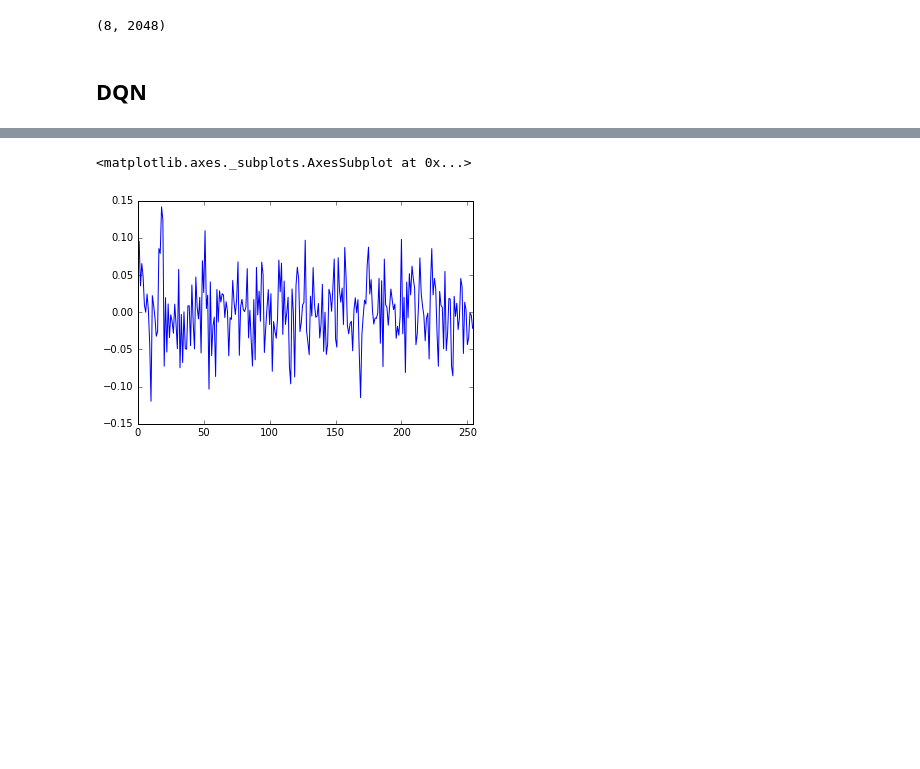
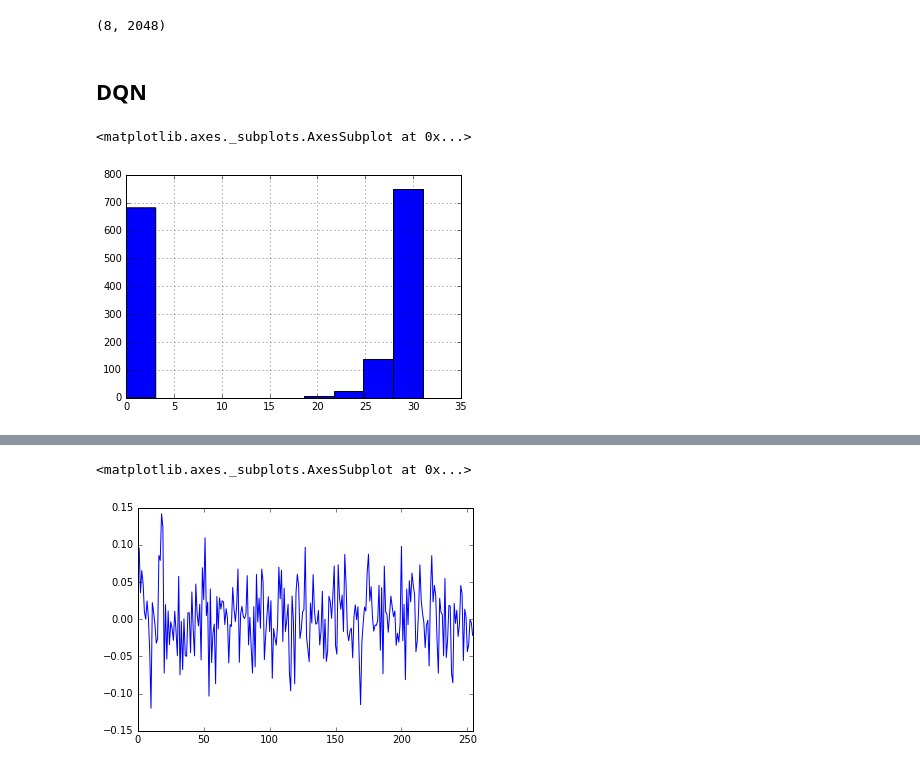
Before and after one commit to PeerM/neslearn_bachelor, a Jupyter notebook: hsa/notebooks/check_replay_memory.ipynb, the cells around one changed output, grey strips where cells are left out. Drawn from its saved outputs; the diff is of its cells as text; code cells hidden in the pictures; blank space fills up the shorter version.

```diff
--- a/hsa/notebooks/check_replay_memory.ipynb
+++ b/hsa/notebooks/check_replay_memory.ipynb
@@ -62,6 +64,11 @@ prediction = dqn.predict(np.array(
 # %%
 rands = np.random.uniform(120, 3000, (200, 8)).astype(dtype=np.int32)
 large_prediction = np.concatenate([dqn.predict(np.array([rams.values[i] for i in batch_indexes])) for batch_indexes in rands])
+# %%
+pandas.Series([prediction.argmax() for prediction in large_prediction]).hist()
+# %% [output]
+<matplotlib.axes._subplots.AxesSubplot at 0x...>
+[figure, added]
 # %%
 pandas.Series([prediction.argmax() for prediction in large_prediction]).hist()
 # %% [output]
```
Also changed, not shown: parts of 6 cells of this notebook, 6 other files.
